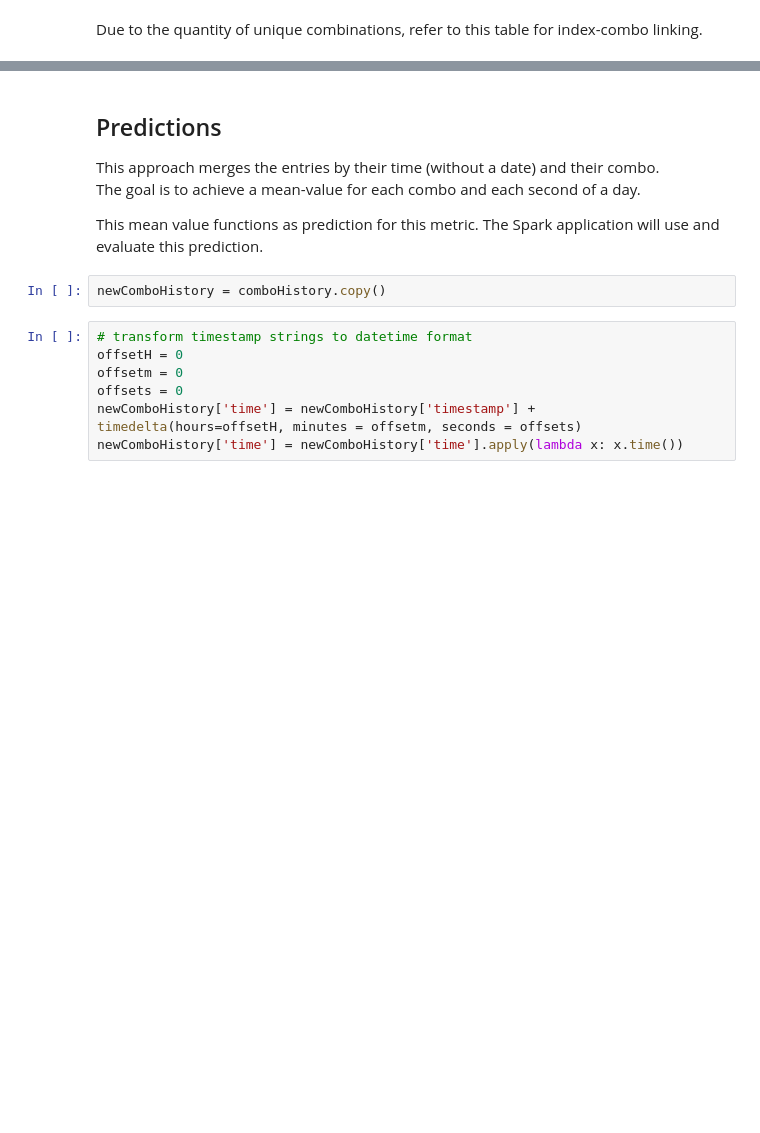
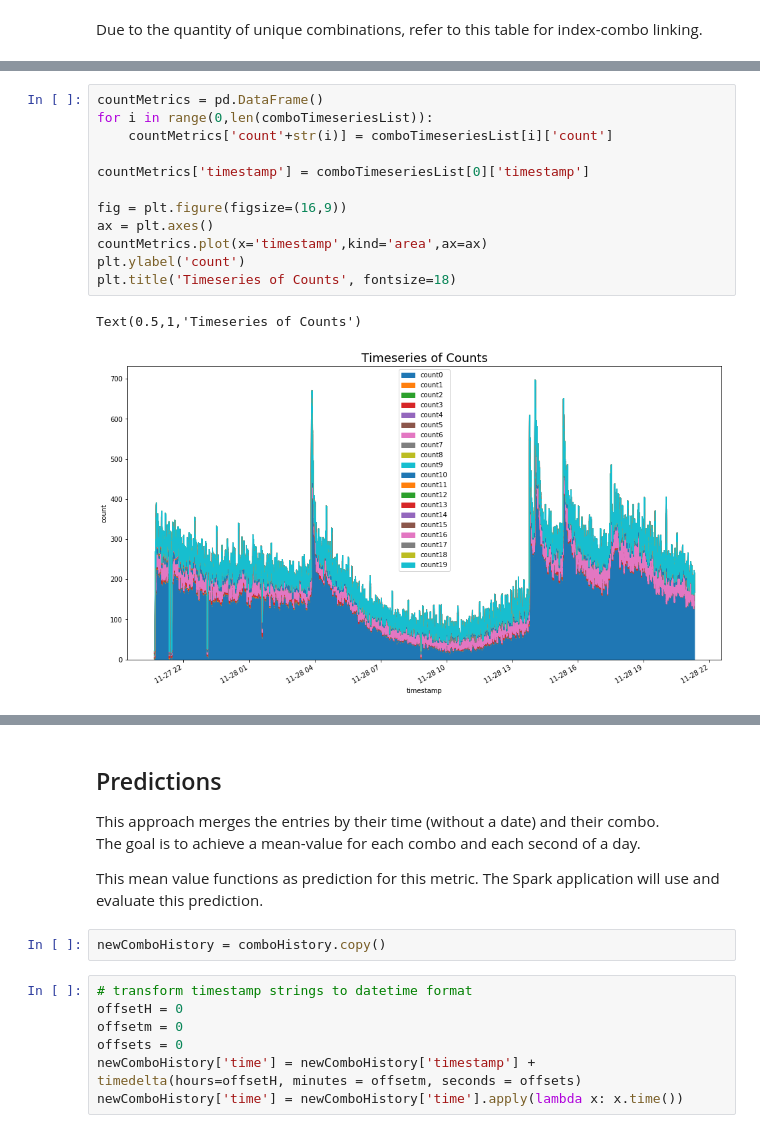
Before and after one commit to mjanschek/trumpTweets, a Jupyter notebook: src/main/python/tweetAnalysis.ipynb, the cells around one changed output, grey strips where cells are left out. Saved outputs shown, nothing was run; the diff lists cells and outputs as text; blank space fills up the shorter version.

```diff
--- a/src/main/python/tweetAnalysis.ipynb
+++ b/src/main/python/tweetAnalysis.ipynb
@@ -204,3 +206,18 @@ plotMetric(meanMetrics, 'meanSensitiveCount')
+# %%
+countMetrics = pd.DataFrame()
+for i in range(0,len(comboTimeseriesList)):
+    countMetrics['count'+str(i)] = comboTimeseriesList[i]['count']
+
+countMetrics['timestamp'] = comboTimeseriesList[0]['timestamp']
+
+fig = plt.figure(figsize=(16,9))
+ax = plt.axes()
+countMetrics.plot(x='timestamp',kind='area',ax=ax)
+plt.ylabel('count')
+plt.title('Timeseries of Counts', fontsize=18)
+# %% [output]
+Text(0.5,1,'Timeseries of Counts')
+[figure, added]
 # %%
 plotMetricTimeseries(comboTimeseriesList, 'count')
 plotMetricTimeseries(comboTimeseriesList, 'count', skip = 1)
```
Also changed, not shown: parts of 14 cells of this notebook, 1 other file.
